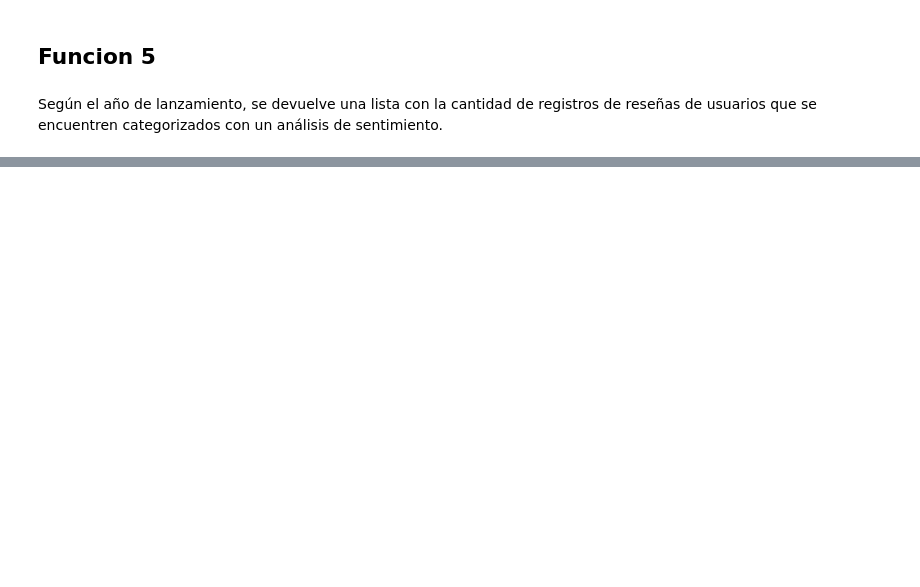
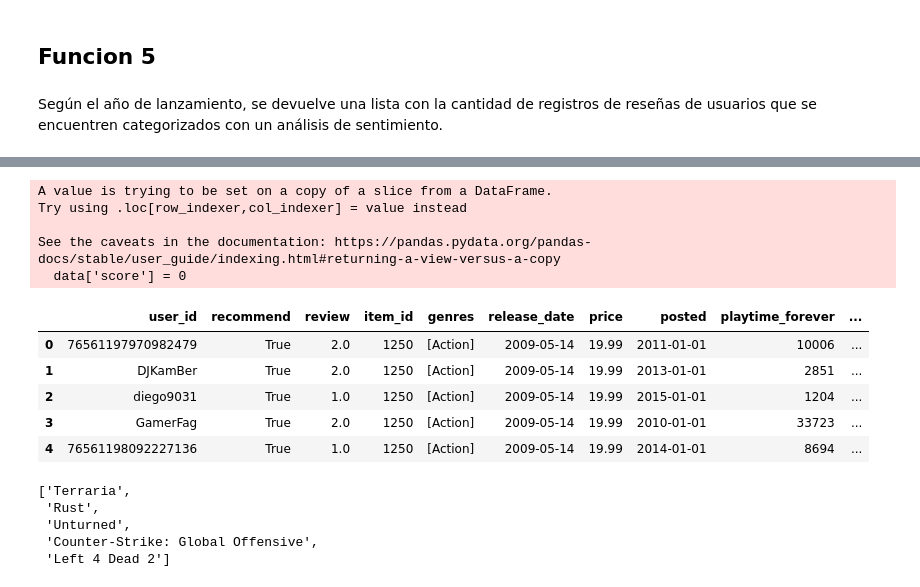
Before and after one commit to nicovid-ibarra/Proyecto-Individual-PI_ML_OPS, a Jupyter notebook: EDA.ipynb, the cells around one changed output, grey strips where cells are left out. Drawn from its saved outputs; the diff is of its cells as text; code cells hidden in the pictures; blank space fills up the shorter version.

```diff
--- a/EDA.ipynb
+++ b/EDA.ipynb
@@ -833,0 +675,43 @@ See the caveats in the documentation: https://pandas.pydata.org/pandas-docs/stab
+# %%
+#Se crea una funcion para agregar una columna score
+def UsersRecommendAllYears(data):
+    data['score'] = 0
+    # Se realiza un sistema de puntajes para evitar el sesgo por popularidad de un juego
+    for index, row in data.iterrows():
+        if row['recommend']:
+            data.at[index, 'score'] += 1
+        else:
+            data.at[index, 'score'] -= 1
+        if row['review'] == 2:
+            data.at[index, 'score'] += 1
+        elif row['review']==0:
+            data.at[index, 'score'] -= 1
+    # Agrupar por 'item_id' y sumar los valores de 'score'
+    data = data.groupby('item_id')['score'].sum().reset_index()
+    return data
+# %%
+#Se aplica la funcion y se suma la columna score al dataframe
+data2=UsersRecommendAllYears(data)
+data_final = pd.merge(data, data2, on='item_id')
+# %% [output]
+A value is trying to be set on a copy of a slice from a DataFrame.
+Try using .loc[row_indexer,col_indexer] = value instead
+
+See the caveats in the documentation: https://pandas.pydata.org/pandas-docs/stable/user_guide/indexing.html#returning-a-view-versus-a-copy
+  data['score'] = 0
+# %%
+#Se elimina score x porq era un puntaje parcial, solo quiero el final para filtrar mas tarde
+data_final =data_final.drop(columns=['score_x'])
+#Se elimina app_name porq lo tengo en datb
+data_final =data_final.drop(columns=['app_name'])
+#Renombro columna
+data_final =data_final.rename(columns={'score_y': 'score'})
+# %%
+data_final.head()
+# %% [output]
+|  | user_id | recommend | review | item_id | genres | release_date | price | posted | playtime_forever | ... |
+| 0 | 76561197970982479 | True | 2.0 | 1250 | [Action] | 2009-05-14 | 19.99 | 2011-01-01 | 10006 | ... |
+| 1 | DJKamBer | True | 2.0 | 1250 | [Action] | 2009-05-14 | 19.99 | 2013-01-01 | 2851 | ... |
+| 2 | diego9031 | True | 1.0 | 1250 | [Action] | 2009-05-14 | 19.99 | 2015-01-01 | 1204 | ... |
+| 3 | GamerFag | True | 2.0 | 1250 | [Action] | 2009-05-14 | 19.99 | 2010-01-01 | 33723 | ... |
+| 4 | 76561198092227136 | True | 1.0 | 1250 | [Action] | 2009-05-14 | 19.99 | 2014-01-01 | 8694 | ... |
@@ -833,0 +762,9 @@ See the caveats in the documentation: https://pandas.pydata.org/pandas-docs/stab
+# %%
+aux=extract_genres_by_item_id(10)
+aux
+# %% [output]
+['Terraria',
+ 'Rust',
+ 'Unturned',
+ 'Counter-Strike: Global Offensive',
+ 'Left 4 Dead 2']
```
Also changed, not shown: parts of 62 cells of this notebook, 3 other files.
